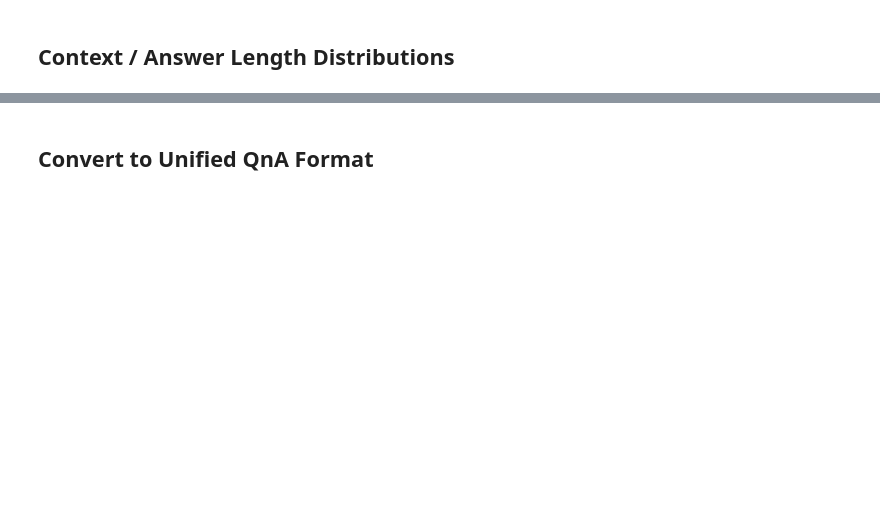
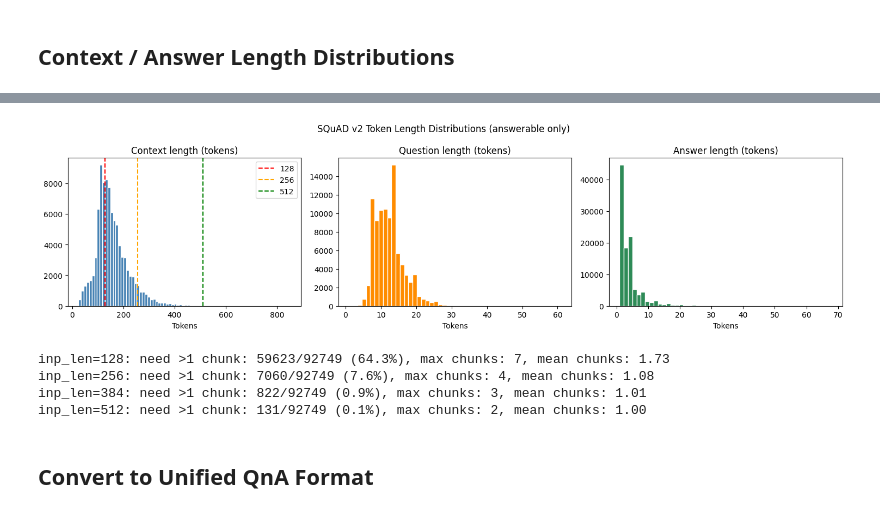
Before and after one commit to greenlet/mllm, a Jupyter notebook: qna/n_01_squad_v2.ipynb, the cells around one changed output, grey strips where cells are left out. Drawn from its saved outputs; the diff is of its cells as text; code cells hidden in the pictures; blank space fills up the shorter version.

```diff
--- a/qna/n_01_squad_v2.ipynb
+++ b/qna/n_01_squad_v2.ipynb
@@ -37,2 +121,13 @@ print(f'QNA_DATA_PATH: {QNA_DATA_PATH}')
 # %% [markdown]
 ## Inspect Examples
+# %%
+# Inspect a few answerable examples
+for i, (_, row) in enumerate(df_answerable.head(5).iterrows()):
+    print(f'=== Example {i} ===')
+    print(f'  Question: {row["question"]}')
+    print(f'  Context:  {row["context"][:200]}...')
+    answers = row['answers']['text']
+    ans_starts = row['answers']['answer_start']
+    for ai, (ans, start) in enumerate(zip(answers, ans_starts)):
+        print(f'  Answer {ai}: "{ans}" (start={start})')
+    print()
@@ -38,0 +152,9 @@ print(f'QNA_DATA_PATH: {QNA_DATA_PATH}')
+# %%
+# Inspect a few unanswerable examples
+df_unanswerable = df_sq_all[~df_sq_all['has_answer']]
+for i, (_, row) in enumerate(df_unanswerable.head(3).iterrows()):
+    print(f'=== Unanswerable {i} ===')
+    print(f'  Question: {row["question"]}')
+    print(f'  Context:  {row["context"][:200]}...')
+    print(f'  Answers:  {row["answers"]}')
+    print()
@@ -41,2 +214,39 @@ print(f'QNA_DATA_PATH: {QNA_DATA_PATH}')
+# %%
+fig, axes = plt.subplots(1, 3, figsize=(15, 4))
+
+axes[0].hist(ctx_tok_lens, bins=80, color='steelblue', edgecolor='white')
+axes[0].set_title('Context length (tokens)')
+axes[0].set_xlabel('Tokens')
+axes[0].axvline(128, color='red', linestyle='--', label='128')
+axes[0].axvline(256, color='orange', linestyle='--', label='256')
+axes[0].axvline(512, color='green', linestyle='--', label='512')
+axes[0].legend()
+
+axes[1].hist(q_tok_lens, bins=50, color='darkorange', edgecolor='white')
+axes[1].set_title('Question length (tokens)')
+axes[1].set_xlabel('Tokens')
+
+axes[2].hist(ans_tok_lens, bins=50, color='seagreen', edgecolor='white')
+axes[2].set_title('Answer length (tokens)')
+axes[2].set_xlabel('Tokens')
+
+plt.suptitle('SQuAD v2 Token Length Distributions (answerable only)')
+plt.tight_layout()
+plt.show()
+# %% [output]
+[figure, added]
+# %%
+# How many contexts need multiple chunks at various inp_len settings
+for inp_len in [128, 256, 384, 512]:
+    chunk_content = inp_len - 2  # CLS + SEP
+    n_chunks = np.ceil(ctx_tok_lens / chunk_content).astype(int)
+    multi = (n_chunks > 1).sum()
+    print(f'inp_len={inp_len}: need >1 chunk: {multi}/{len(ctx_tok_lens)} ({multi/len(ctx_tok_lens):.1%}), '
+          f'max chunks: {n_chunks.max()}, mean chunks: {n_chunks.mean():.2f}')
+# %% [output]
+inp_len=128: need >1 chunk: 59623/92749 (64.3%), max chunks: 7, mean chunks: 1.73
+inp_len=256: need >1 chunk: 7060/92749 (7.6%), max chunks: 4, mean chunks: 1.08
+inp_len=384: need >1 chunk: 822/92749 (0.9%), max chunks: 3, mean chunks: 1.01
+inp_len=512: need >1 chunk: 131/92749 (0.1%), max chunks: 2, mean chunks: 1.00
 # %% [markdown]
 ## Convert to Unified QnA Format
```
Also changed, not shown: parts of 11 cells of this notebook.
